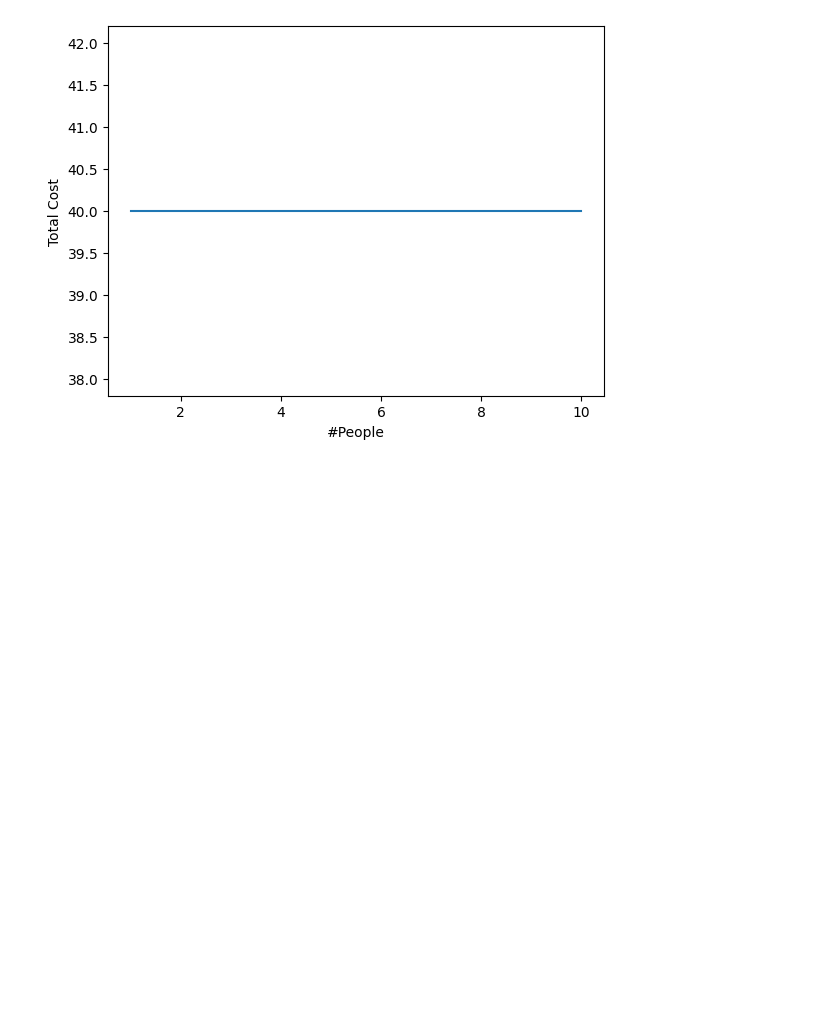
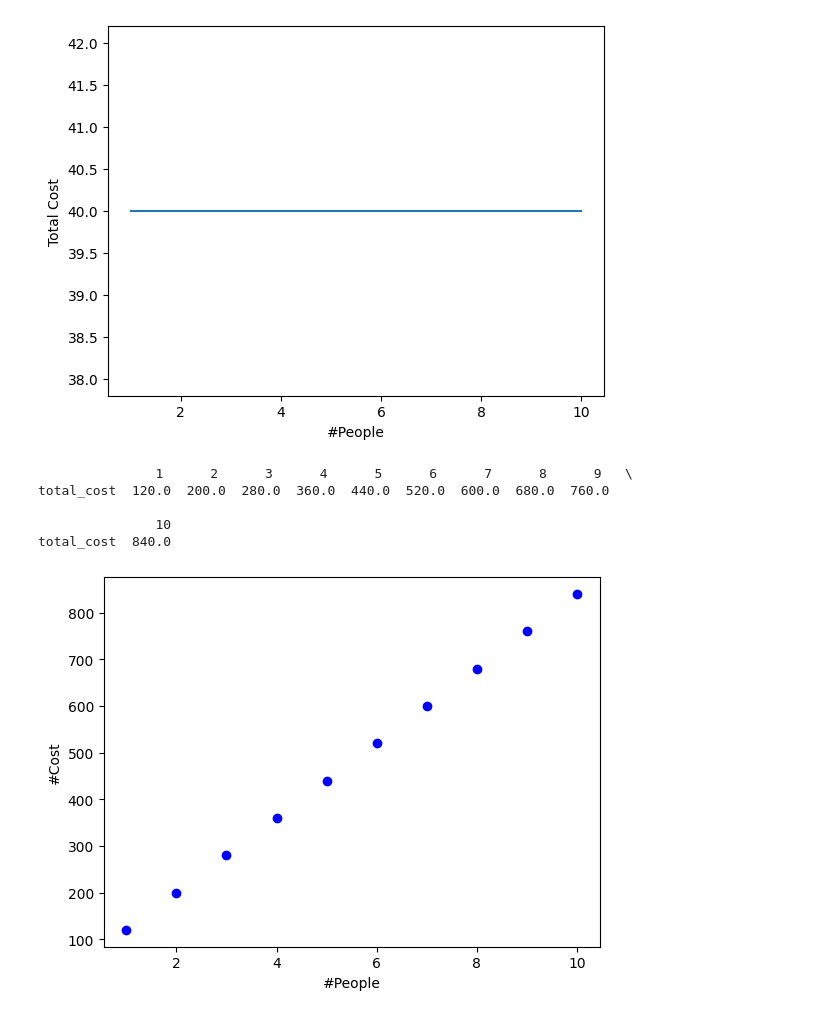
Before and after one commit to SongWooYu/ML_basic, a Jupyter notebook: 0311.ipynb, the cells around one changed output. Saved outputs shown, nothing was run; the diff lists cells and outputs as text; code cells hidden in the pictures; blank space fills up the shorter version.

```diff
--- a/0311.ipynb
+++ b/0311.ipynb
@@ -95,3 +95,27 @@ ax.set_ylabel("Total Cost")
 plt.show()
 # %% [output]
 [figure]
+# %%
+import matplotlib.pyplot as plt
+import numpy as np
+import pandas as pd
+
+pd.options.display.max_columns = None
+people = np.arange(1, 11)
+total_cost = 80.0 * people + 40.0
+print(pd.DataFrame(
+    {'total_cost' : total_cost},
+    index=people).T)
+
+ax = plt.gca()
+ax.plot(people, total_cost, 'bo')
+ax.set_xlabel("#People")
+ax.set_ylabel("#Cost")
+plt.show()
+# %% [output]
+               1      2      3      4      5      6      7      8      9   \
+total_cost  120.0  200.0  280.0  360.0  440.0  520.0  600.0  680.0  760.0
+
+               10
+total_cost  840.0
+[figure, added]
```
Also changed, not shown: parts of 8 cells of this notebook, 3 other files.
